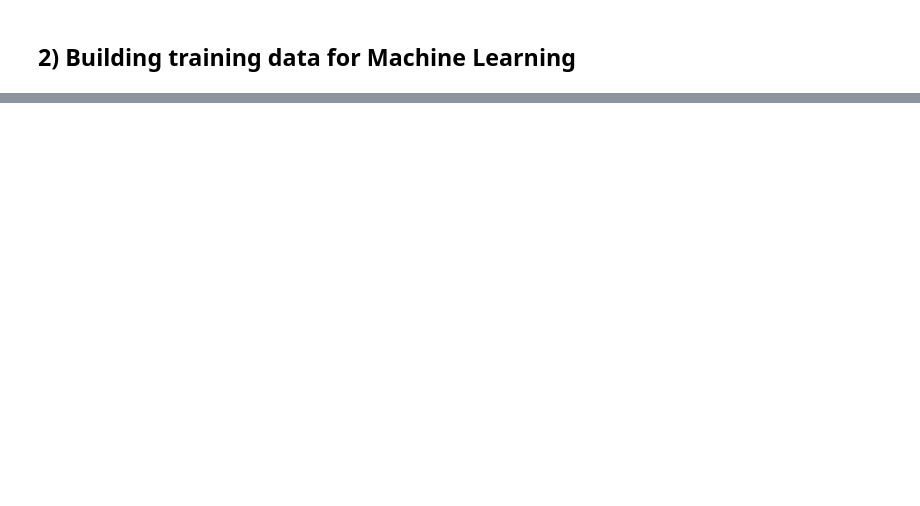
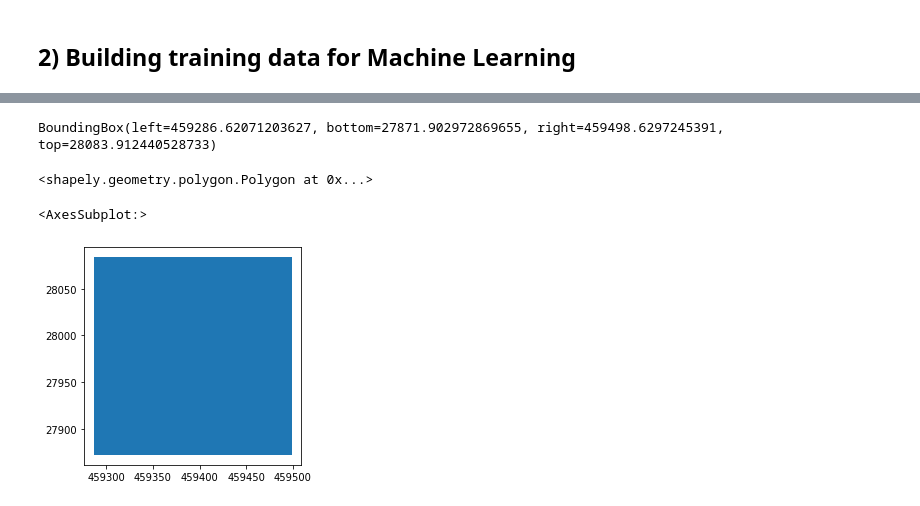
Before and after one commit to simonkassel/python-satellite-imagery-workshop, a Jupyter notebook: Python_satellite_imagery_workshop.ipynb, the cells around one changed output, grey strips where cells are left out. Saved outputs shown, nothing was run; the diff lists cells and outputs as text; code cells hidden in the pictures; blank space fills up the shorter version.

```diff
--- a/Python_satellite_imagery_workshop.ipynb
+++ b/Python_satellite_imagery_workshop.ipynb
@@ -237,0 +245,10 @@ Coming soon...
+# %%
+with rasterio.open('img.tif') as src:
+    img_bounds = src.bounds
+# %%
+img_bounds
+# %% [output]
+BoundingBox(left=459286.62071203627, bottom=27871.902972869655, right=459498.6297245391, top=28083.912440528733)
+# %%
+# left, bottom, right, top
+l, b, r, t = img_bounds
@@ -237,0 +257,12 @@ Coming soon...
+# %%
+img_bbox = Polygon([(l, b), (l, t), (r, t), (r, b)])
+img_bbox
+# %% [output]
+<shapely.geometry.polygon.Polygon at 0x...>
+# %%
+bbox_gdf = gpd.GeoDataFrame({'geometry': [img_bbox]}, crs = 32636)
+# %%
+bbox_gdf.plot()
+# %% [output]
+<AxesSubplot:>
+[figure, added]
```
Also changed, not shown: parts of 26 cells of this notebook, 5 other files.
